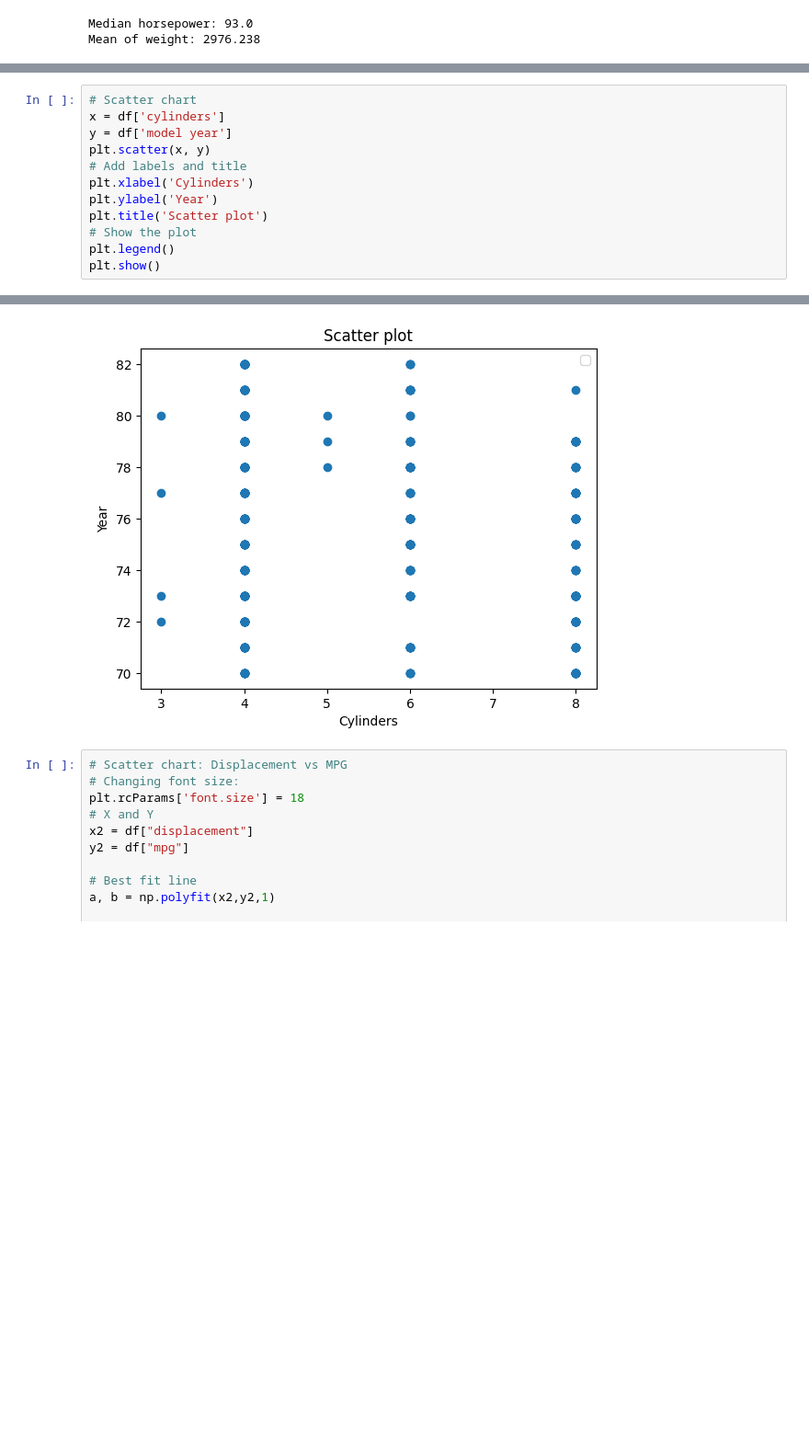
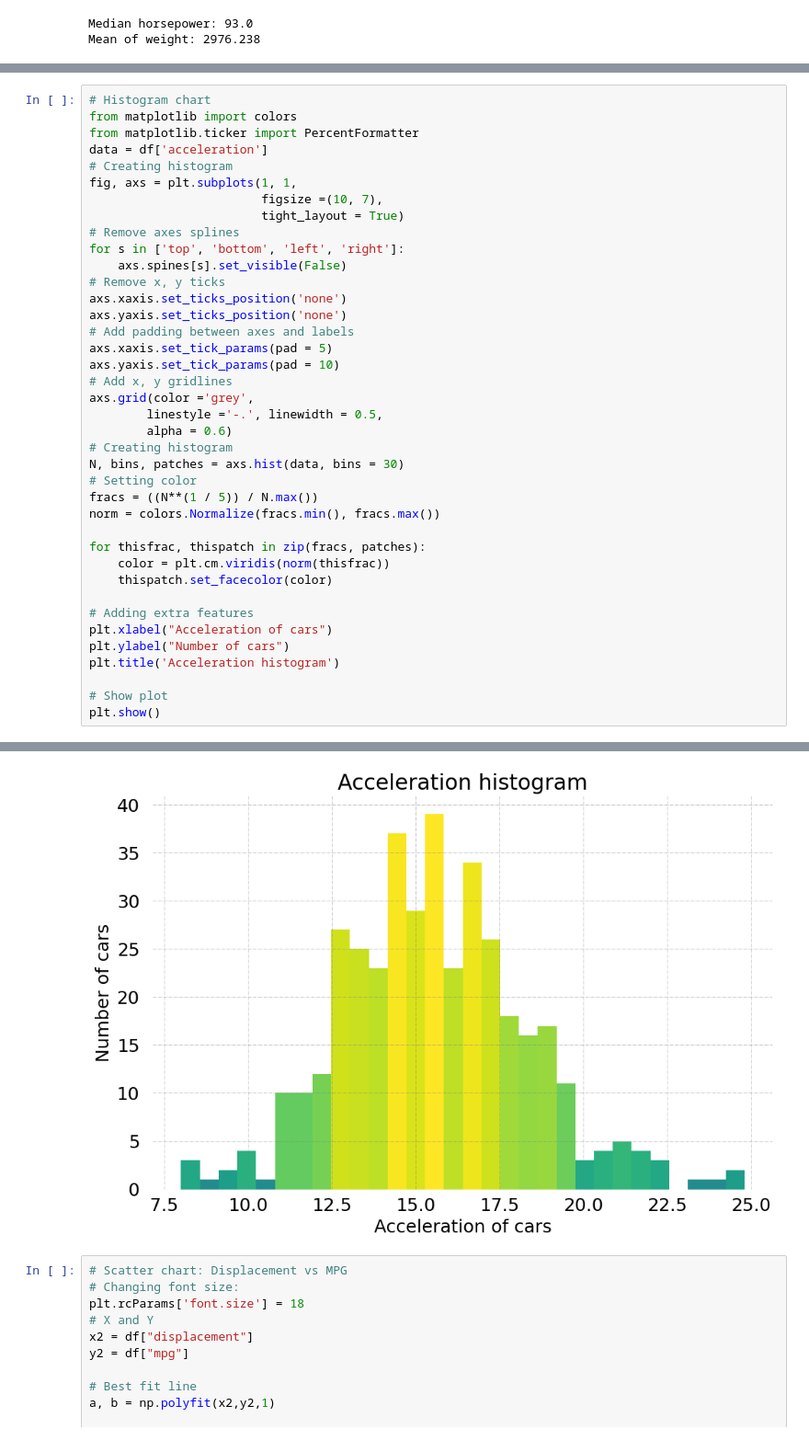
Before and after one commit to hungnguyenrhythm/auto_mpg, a Jupyter notebook: project.ipynb, the cells around one changed output, grey strips where cells are left out. Shown at 92% size. Saved outputs shown, nothing was run; the diff lists cells and outputs as text; blank space fills up the shorter version.

Commit message:
Added a histogram
I added a histogram using information from acceleration column. I also hide the dataframe that show the raw data before clean.

```diff
--- a/project.ipynb
+++ b/project.ipynb
@@ -88,13 +70,40 @@ plt.show()
 # %%
-# Scatter chart
-x = df['cylinders']
-y = df['model year']
-plt.scatter(x, y)
-# Add labels and title
-plt.xlabel('Cylinders')
-plt.ylabel('Year')
-plt.title('Scatter plot')
-# Show the plot
-plt.legend()
+# Histogram chart
+from matplotlib import colors
+from matplotlib.ticker import PercentFormatter
+data = df['acceleration']
+# Creating histogram
+fig, axs = plt.subplots(1, 1,
+                        figsize =(10, 7),
+                        tight_layout = True)
+# Remove axes splines
+for s in ['top', 'bottom', 'left', 'right']:
+    axs.spines[s].set_visible(False)
+# Remove x, y ticks
+axs.xaxis.set_ticks_position('none')
+axs.yaxis.set_ticks_position('none')
+# Add padding between axes and labels
+axs.xaxis.set_tick_params(pad = 5)
+axs.yaxis.set_tick_params(pad = 10)
+# Add x, y gridlines
+axs.grid(color ='grey',
+        linestyle ='-.', linewidth = 0.5,
+        alpha = 0.6)
+# Creating histogram
+N, bins, patches = axs.hist(data, bins = 30)
+# Setting color
+fracs = ((N**(1 / 5)) / N.max())
+norm = colors.Normalize(fracs.min(), fracs.max())
+
+for thisfrac, thispatch in zip(fracs, patches):
+    color = plt.cm.viridis(norm(thisfrac))
+    thispatch.set_facecolor(color)
+
+# Adding extra features
+plt.xlabel("Acceleration of cars")
+plt.ylabel("Number of cars")
+plt.title('Acceleration histogram')
+
+# Show plot
 plt.show()
 # %% [output]
@@ -102,4 +110,4 @@ No artists with labels found to put in legend.  Note that artists whose label st
-[figure, old version]
+[figure, new version]
 # %%
 # Scatter chart: Displacement vs MPG
 # Changing font size:
```
Also changed, not shown: parts of 3 cells of this notebook.
